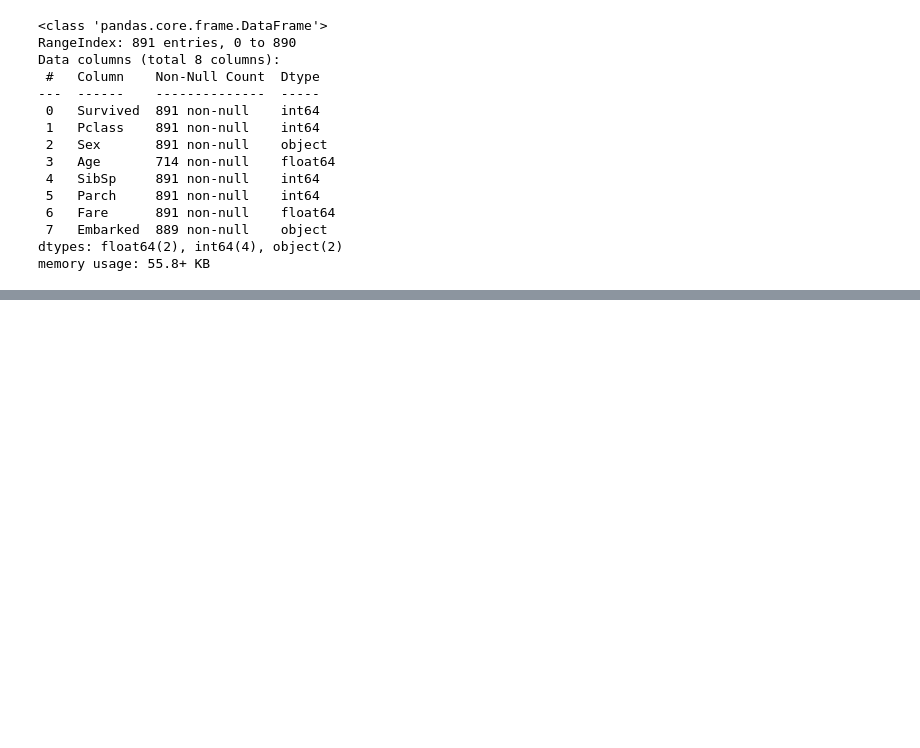
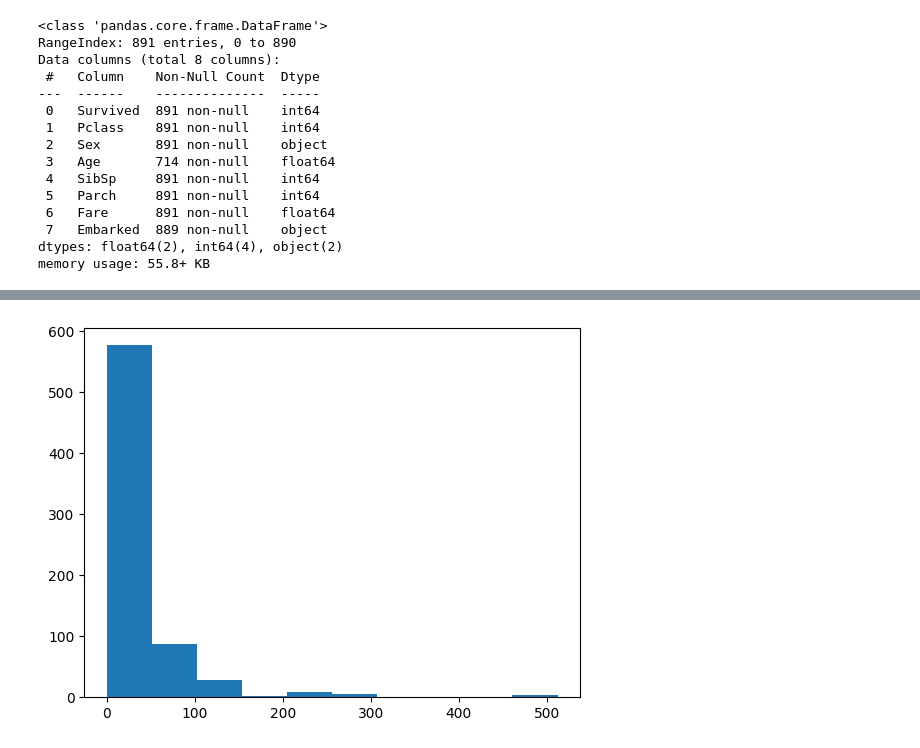
Before and after one commit to alexehrlich/titanic, a Jupyter notebook: data_exploration.ipynb, the cells around one changed output, grey strips where cells are left out. Saved outputs shown, nothing was run; the diff lists cells and outputs as text; code cells hidden in the pictures; blank space fills up the shorter version.

```diff
--- a/data_exploration.ipynb
+++ b/data_exploration.ipynb
@@ -123,8 +123,8 @@ train_df.head()
 | 3 | 4 | 1 | 1 | Futrelle, Mrs. Jacques Heath (Lil... | female | 35.0 | 1 | 0 | 113803 | 53.1000 | ... |
 | 4 | 5 | 0 | 3 | Allen, Mr. William Henry | male | 35.0 | 0 | 0 | 373450 | 8.0500 | ... |
 # %%
-dropped_df = train_df[['Survived', 'Pclass', 'Sex', 'Age', 'SibSp', 'Parch', 'Fare', 'Embarked']]
-dropped_df.describe()
+train_df = train_df[['Survived', 'Pclass', 'Sex', 'Age', 'SibSp', 'Parch', 'Fare', 'Embarked']]
+train_df.describe()
 # %% [output]
 |  | Survived | Pclass | Age | SibSp | Parch | Fare |
 | count | 891.000000 | 891.000000 | 714.000000 | 891.000000 | 891.000000 | 891.000000 |
@@ -154,3 +154,6 @@ Data columns (total 8 columns):
  7   Embarked  889 non-null    object
 dtypes: float64(2), int64(4), object(2)
 memory usage: 55.8+ KB
+# %%
+train_df = train_df.dropna()
+train_df.info()
@@ -156,0 +176,5 @@ memory usage: 55.8+ KB
+# %%
+plt.hist(list(train_df['Fare']))
+plt.show()
+# %% [output]
+[figure, added]
```
Also changed, not shown: parts of 5 cells of this notebook.
